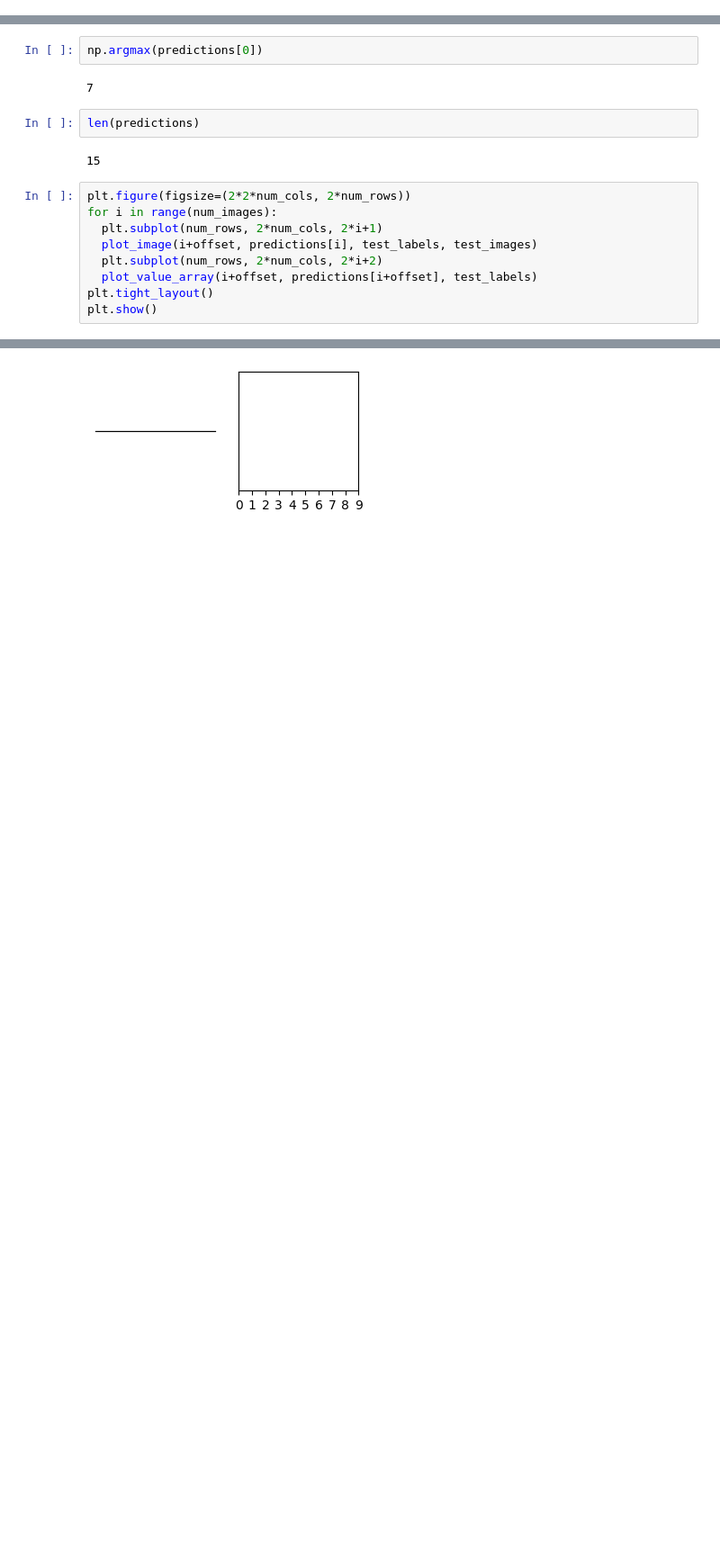
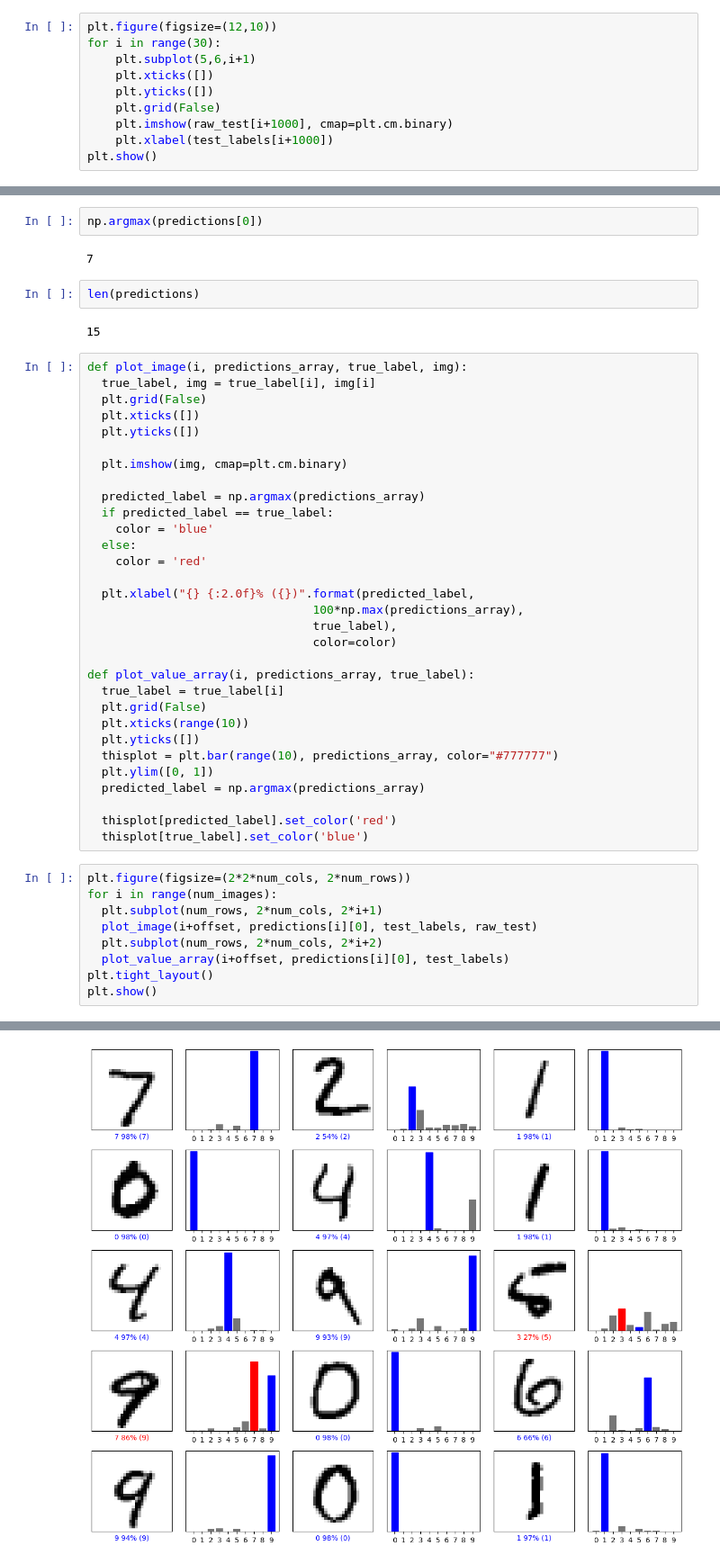
Before and after one commit to LAB271/neural-bench, a Jupyter notebook: notebooks/test.ipynb, the cells around one changed output, grey strips where cells are left out. Shown: that part at 90% size. Saved outputs shown, nothing was run; the diff lists cells and outputs as text; blank space fills up the shorter version.

```diff
--- a/notebooks/test.ipynb
+++ b/notebooks/test.ipynb
@@ -53,0 +51,10 @@ Let's build a network
+# %%
+plt.figure(figsize=(12,10))
+for i in range(30):
+    plt.subplot(5,6,i+1)
+    plt.xticks([])
+    plt.yticks([])
+    plt.grid(False)
+    plt.imshow(raw_test[i+1000], cmap=plt.cm.binary)
+    plt.xlabel(test_labels[i+1000])
+plt.show()
@@ -121,13 +120,44 @@ np.argmax(predictions[0])
 len(predictions)
 # %% [output]
 15
+# %%
+def plot_image(i, predictions_array, true_label, img):
+  true_label, img = true_label[i], img[i]
+  plt.grid(False)
+  plt.xticks([])
+  plt.yticks([])
+
+  plt.imshow(img, cmap=plt.cm.binary)
+
+  predicted_label = np.argmax(predictions_array)
+  if predicted_label == true_label:
+    color = 'blue'
+  else:
+    color = 'red'
+
+  plt.xlabel("{} {:2.0f}% ({})".format(predicted_label,
+                                100*np.max(predictions_array),
+                                true_label),
+                                color=color)
+
+def plot_value_array(i, predictions_array, true_label):
+  true_label = true_label[i]
+  plt.grid(False)
+  plt.xticks(range(10))
+  plt.yticks([])
+  thisplot = plt.bar(range(10), predictions_array, color="#777777")
+  plt.ylim([0, 1])
+  predicted_label = np.argmax(predictions_array)
+
+  thisplot[predicted_label].set_color('red')
+  thisplot[true_label].set_color('blue')
 # %%
 plt.figure(figsize=(2*2*num_cols, 2*num_rows))
 for i in range(num_images):
   plt.subplot(num_rows, 2*num_cols, 2*i+1)
-  plot_image(i+offset, predictions[i], test_labels, test_images)
+  plot_image(i+offset, predictions[i][0], test_labels, raw_test)
   plt.subplot(num_rows, 2*num_cols, 2*i+2)
-  plot_value_array(i+offset, predictions[i+offset], test_labels)
+  plot_value_array(i+offset, predictions[i][0], test_labels)
 plt.tight_layout()
 plt.show()
 # %% [output]
@@ -135 +164 @@ TypeError: only length-1 arrays can be converted to Python scalars
-[figure, old version]
+[figure, new version]
```
Also changed, not shown: parts of 9 cells of this notebook, 5 other files.
